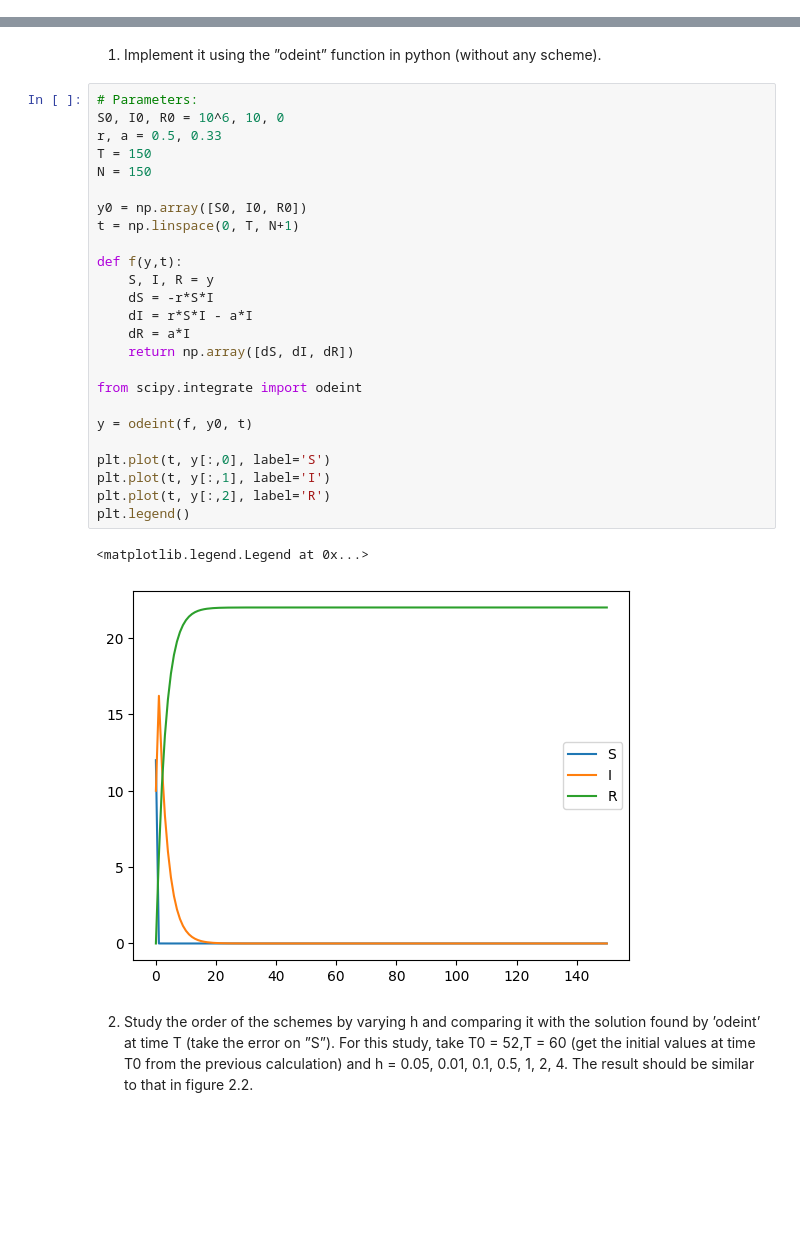
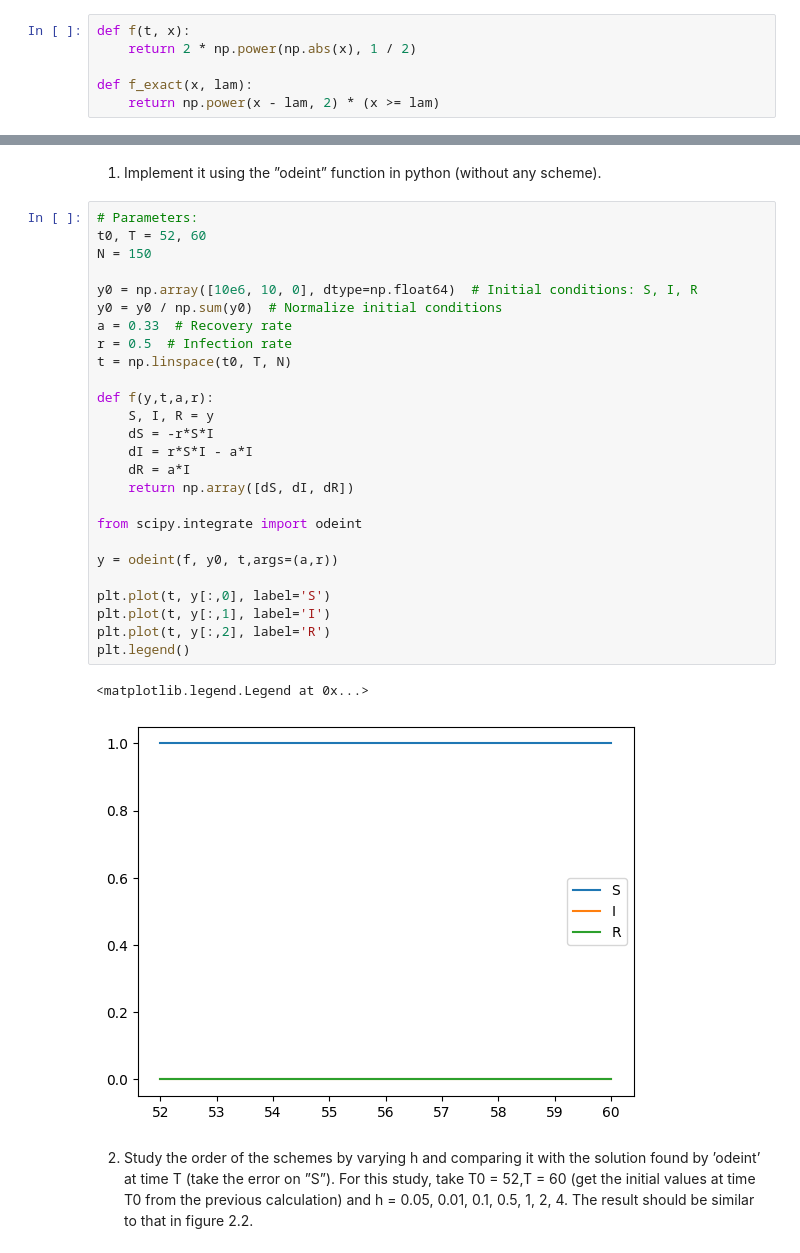
Before and after one commit to AntoninDurousseau/Studies, a Jupyter notebook: M1/Numerical Method/TP1.ipynb, the cells around one changed output, grey strips where cells are left out. Drawn from its saved outputs; the diff is of its cells as text; blank space fills up the shorter version.

```diff
--- a/M1/Numerical Method/TP1.ipynb
+++ b/M1/Numerical Method/TP1.ipynb
@@ -45,0 +7,6 @@ plt.show()
+# %%
+def f(t, x):
+    return 2 * np.power(np.abs(x), 1 / 2)
+
+def f_exact(x, lam):
+    return np.power(x - lam, 2) * (x >= lam)
@@ -50,32 +51,33 @@ Write a program that solves the SIR system (2.42)-(2.44) using the Euler Explici
 1. Implement it using the ”odeint” function in python (without any scheme).
 # %%
 # Parameters:
-S0, I0, R0 = 10^6, 10, 0
-r, a = 0.5, 0.33
-T = 150
+t0, T = 52, 60
 N = 150
 
-y0 = np.array([S0, I0, R0])
-t = np.linspace(0, T, N+1)
+y0 = np.array([10e6, 10, 0], dtype=np.float64)  # Initial conditions: S, I, R
+y0 = y0 / np.sum(y0)  # Normalize initial conditions
+a = 0.33  # Recovery rate
+r = 0.5  # Infection rate
+t = np.linspace(t0, T, N)
 
-def f(y,t):
+def f(y,t,a,r):
     S, I, R = y
     dS = -r*S*I
     dI = r*S*I - a*I
     dR = a*I
     return np.array([dS, dI, dR])
 
 from scipy.integrate import odeint
 
-y = odeint(f, y0, t)
+y = odeint(f, y0, t,args=(a,r))
 
 plt.plot(t, y[:,0], label='S')
 plt.plot(t, y[:,1], label='I')
 plt.plot(t, y[:,2], label='R')
 plt.legend()
 # %% [output]
 <matplotlib.legend.Legend at 0x...>
-[figure, old version]
+[figure, new version]
 # %% [markdown]
 2. Study the order of the schemes by varying h and comparing it with the solution found by ’odeint’ at time T (take the error on ”S”). For this study, take T0 = 52,T = 60 (get the initial values at time T0 from the previous calculation) and h = 0.05, 0.01, 0.1, 0.5, 1, 2, 4. The result should be similar to that in figure 2.2.
 # %%
```
Also changed, not shown: parts of 13 cells of this notebook, 1 other file.
